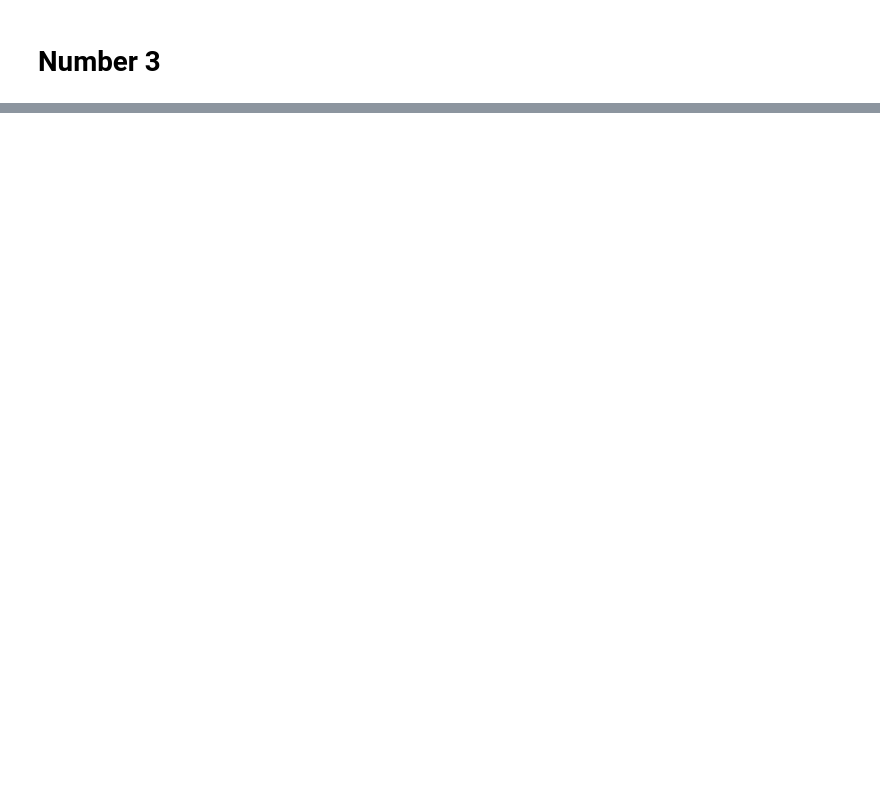
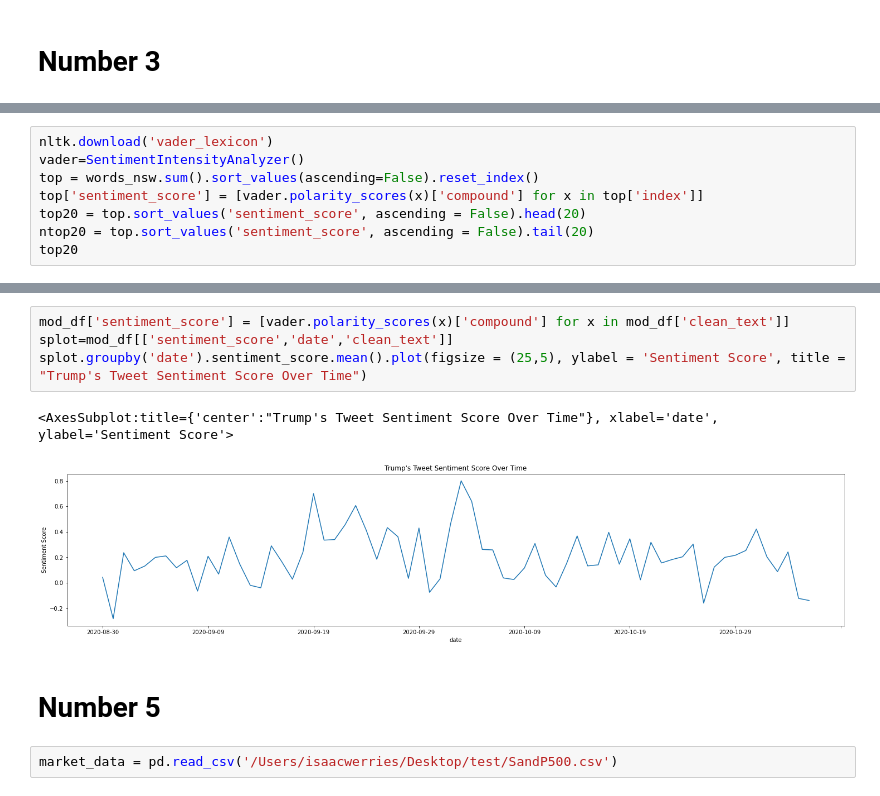
Before and after one commit to iw2/test, a Jupyter notebook: Werries_Isaac_HW1.ipynb, the cells around one changed output, grey strips where cells are left out. Saved outputs shown, nothing was run; the diff lists cells and outputs as text; blank space fills up the shorter version.

```diff
--- a/Werries_Isaac_HW1.ipynb
+++ b/Werries_Isaac_HW1.ipynb
@@ -181,0 +224,8 @@ plt.axhline(y=100, color='grey', linestyle = 'dashed' )
+# %%
+nltk.download('vader_lexicon')
+vader=SentimentIntensityAnalyzer()
+top = words_nsw.sum().sort_values(ascending=False).reset_index()
+top['sentiment_score'] = [vader.polarity_scores(x)['compound'] for x in top['index']]
+top20 = top.sort_values('sentiment_score', ascending = False).head(20)
+ntop20 = top.sort_values('sentiment_score', ascending = False).tail(20)
+top20
@@ -181,0 +273,11 @@ plt.axhline(y=100, color='grey', linestyle = 'dashed' )
+# %%
+mod_df['sentiment_score'] = [vader.polarity_scores(x)['compound'] for x in mod_df['clean_text']]
+splot=mod_df[['sentiment_score','date','clean_text']]
+splot.groupby('date').sentiment_score.mean().plot(figsize = (25,5), ylabel = 'Sentiment Score', title = "Trump's Tweet Sentiment Score Over Time")
+# %% [output]
+<AxesSubplot:title={'center':"Trump's Tweet Sentiment Score Over Time"}, xlabel='date', ylabel='Sentiment Score'>
+[figure, added]
+# %% [markdown]
+# Number 5
+# %%
+market_data = pd.read_csv('/Users/isaacwerries/Desktop/test/SandP500.csv')
```
Also changed, not shown: parts of 23 cells of this notebook, 3 other files.
